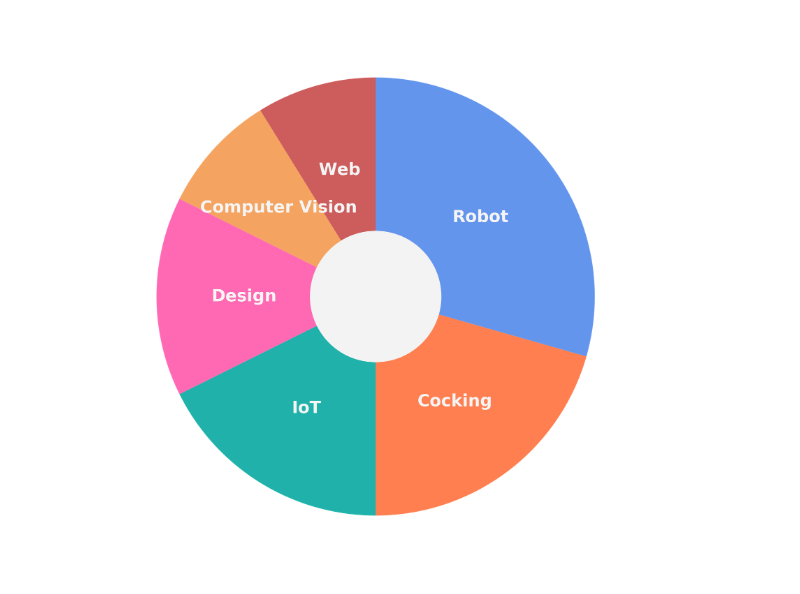
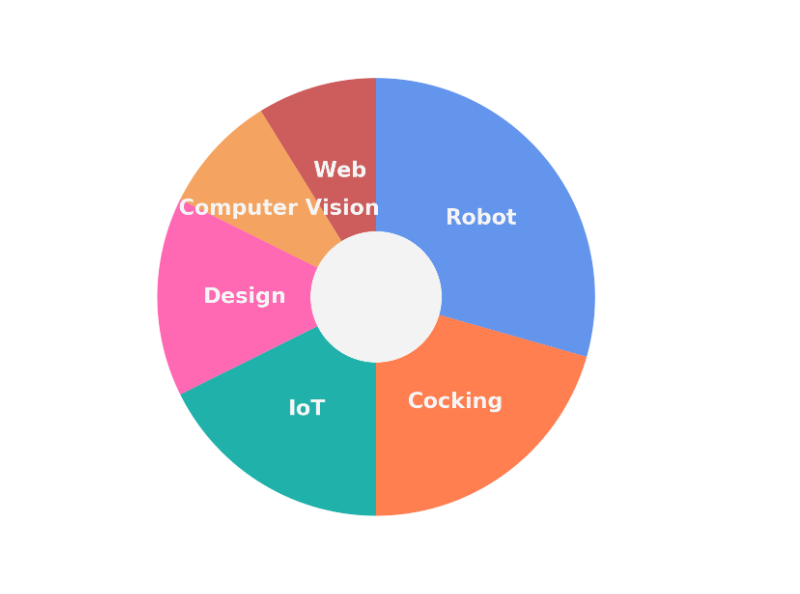
Before and after one commit to kemako/kemako.github.io, a Jupyter notebook: img/likes/likes.ipynb, the cells around one changed output. Saved outputs shown, nothing was run; the diff lists cells and outputs as text; code cells hidden in the pictures.

```diff
--- a/img/likes/likes.ipynb
+++ b/img/likes/likes.ipynb
@@ -2,19 +2,19 @@
 import numpy as np
 import matplotlib.pyplot as plt
 # %%
-plt.figure(figsize=(15, 15), dpi=200)
+plt.figure(figsize=(15, 15), dpi=100)
 # 円グラフを描画
 x = np.array([10, 7, 6, 5, 3,3])
 label = ["Robot","Cocking", "IoT", "Design", "Computer Vision","Web"]
 colors = ['cornflowerblue', 'coral', 'lightseagreen', 'hotpink', 'sandybrown', 'indianred']
 patches, texts = plt.pie(x, labels=label, counterclock=False, startangle=90, colors=colors, labeldistance=0.6, textprops={'color': "whitesmoke", 'weight': "bold"})
 centre_circle = plt.Circle((0,0),0.3, fc="#f3f3f3",linewidth=1.25)
 for t in texts:
     t.set_horizontalalignment('center')
-    t.set_size(25)
+    t.set_size(32)
 fig = plt.gcf()
 fig.gca().add_artist(centre_circle)
 plt.savefig("likes_fig.png", transparent=True)
 plt.show()
 # %% [output]
-[figure, old version]
+[figure, new version]
```
Also changed, not shown: 22 other files.
